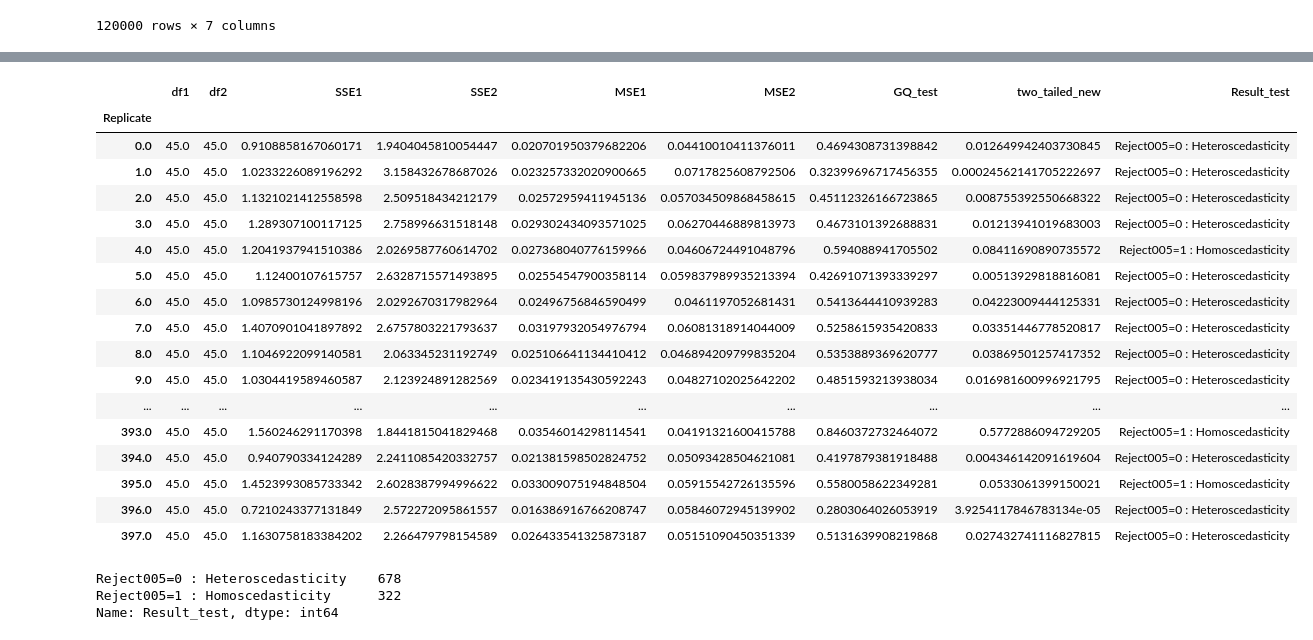
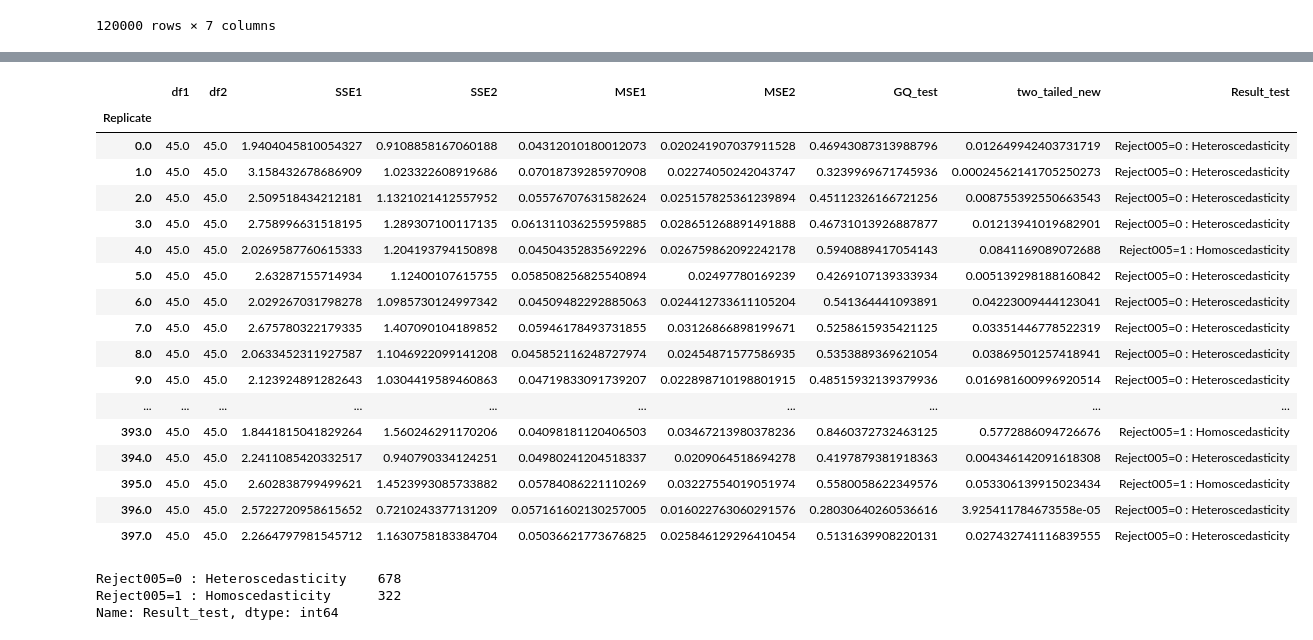
Before and after one commit to iam-fern/Generate_multiplication, a Jupyter notebook: GQtest_data_multi_delta_(_0_8)_n120_05.ipynb, the cells around one changed output, grey strips where cells are left out. Drawn from its saved outputs; the diff is of its cells as text; code cells hidden in the pictures.

```diff
--- a/GQtest_data_multi_delta_(_0_8)_n120_05.ipynb
+++ b/GQtest_data_multi_delta_(_0_8)_n120_05.ipynb
@@ -142,7 +176,6 @@ def get_result(run_replicate, percent_data):
     new_table_sort = new_table.sort_values('x2')
     new_table_sort.reset_index(inplace=True)
     new_table_sort.drop(['index'], axis=1, inplace=True)
-
 
     # แบ่งข้อมูลกลุ่มที่ 1
     table1 = new_table_sort.iloc[:int(percent_data*new_table_sort.shape[0]) , :]
@@ -156,8 +189,7 @@ def get_result(run_replicate, percent_data):
     # หาค่า df กลุ่ม 1
     DF1 = model1.df_resid + 1
     SSE1 = model1.ssr
-    MSE1 = model1.mse_resid
-
+    MSE1 = SSE1/DF1
 
     # แบ่งข้อมูลกลุ่มที่ 2
     table2 = new_table_sort.iloc[int((1-percent_data)*new_table_sort.shape[0]): , :]
@@ -171,23 +203,21 @@ def get_result(run_replicate, percent_data):
     # หาค่า df กลุ่ม 2
     DF2 = model2.df_resid + 1
     SSE2 = model2.ssr
-    MSE2 = model2.mse_resid
+    MSE2 = SSE2/DF2
 
     # ค่าสถิติทดสอบ
     GQ_test = (SSE2/DF2) / (SSE1/DF1)
-
 
     df2 = DF2
     df1 = DF1
 
     # คำนวณค่า p-value
-    # sf(x, dfn, dfd, loc=0, scale=1) : Survival function (also defined as 1 - cdf, but sf is sometimes more accurate)
+    # pdf(x, dfn, dfd, loc=0, scale=1) : Probability density function
     two_tailed = 2.0*(1.0-(ss.f.cdf(GQ_test, df2, df1)))
+    p_greater = ss.f.cdf(GQ_test, df2, df1)
+    p_less = 1.0-ss.f.cdf(GQ_test, df2, df1)
 
-    # pdf(x, dfn, dfd, loc=0, scale=1) : Probability density function
-    p_greater = ss.f.cdf(GQ_test, df2, df1)
-
-    return df2, df1, SSE2, SSE1, MSE2, MSE1, GQ_test, two_tailed, p_greater
+    return df1, df2, SSE1, SSE2, MSE1, MSE2, GQ_test, two_tailed, p_greater, p_less
 
 # สร้าง list ของ replicates
 list_replicate=list({i[0] for i in table.index})
@@ -203,13 +233,14 @@ list_MSE2=[]
 list_GQ_test=[]
 list_two_tailed=[]
 list_p_greater=[]
+list_p_less=[]
 
 # กำหนด % การแบ่งข้อมูล
 percent_data=0.4
 
 # ใช้ for loop สำหรับการ run ทุก replicates
 for run_replicate in list_replicate:
-    df1, df2, SSE1, SSE2, MSE1, MSE2, GQ_test, two_tailed, p_greater=get_result(run_replicate, percent_data)
+    df1, df2, SSE1, SSE2, MSE1, MSE2, GQ_test, two_tailed, p_greater, p_less=get_result(run_replicate, percent_data)
     list_df1.append(df1)
     list_SSE1.append(SSE1)
     list_df2.append(df2)
@@ -219,6 +250,7 @@ for run_replicate in list_replicate:
     list_GQ_test.append(GQ_test)
     list_two_tailed.append(two_tailed)
     list_p_greater.append(p_greater)
+    list_p_less.append(p_less)
 # %%
 # สร้างตารางผลลัพธ์
 alpha = 0.05
@@ -254,39 +286,41 @@ result.astype(str)
 # %%
 # สร้างตารางผลลัพธ์
 alpha = 0.05
 pd.set_option('display.max_rows', 1000)
 pd.set_option('display.max_columns', 1000)
 pd.set_option('display.width', 1000)
 result=pd.DataFrame({"Replicate":list_replicate, "df1":list_df1, "df2":list_df2, "SSE1":list_SSE1,
                      "SSE2":list_SSE2, "MSE1":list_MSE1, "MSE2":list_MSE2,
-                     "GQ_test":list_GQ_test, "two_tailed":list_two_tailed, "greater":list_p_greater})
+                     "GQ_test":list_GQ_test, "two_tailed":list_two_tailed, "greater":list_p_greater, "less":list_p_less})
 result.set_index(['Replicate'], inplace=True)
 
-result['two_tailed_new']=result[["two_tailed","greater"]].apply(lambda value: value[0] if value[0]<0.5 else 2*value[1], axis=1)
+result['two_tailed_new']=result[["two_tailed","greater","less"]].apply(lambda value: value[0] if value[0]<0.5 else (2*value[1] if value[1]<0.5 else 2*value[2]) , axis=1)
 result["Result_test"]=result["two_tailed_new"].apply(lambda p_value: 'Reject005=0 : Heteroscedasticity'
                                                                   if p_value < alpha else 'Reject005=1 : Homoscedasticity')
 #two_tailed_new_show=two_tailed_new.drop(columns="greater")
-result_show=result.drop(columns=["two_tailed", "greater"])
+result_show=result.drop(columns=["two_tailed", "greater", "less"])
 result_show.astype(str)
+
+#result.astype(str)
 # %% [output]
 |  | df1 | df2 | SSE1 | SSE2 | MSE1 | MSE2 | GQ_test | two_tailed_new | Result_test |
 | Replicate |  |  |  |  |  |  |  |  |  |
-| 0.0 | 45.0 | 45.0 | 0.9108858167060171 | 1.9404045810054447 | 0.020701950379682206 | 0.04410010411376011 | 0.4694308731398842 | 0.012649942403730845 | Reject005=0 : Heteroscedasticity |
-| 1.0 | 45.0 | 45.0 | 1.0233226089196292 | 3.158432678687026 | 0.023257332020900665 | 0.0717825608792506 | 0.32399696717456355 | 0.00024562141705222697 | Reject005=0 : Heteroscedasticity |
-| 2.0 | 45.0 | 45.0 | 1.1321021412558598 | 2.509518434212179 | 0.02572959411945136 | 0.057034509868458615 | 0.45112326166723865 | 0.008755392550668322 | Reject005=0 : Heteroscedasticity |
-| 3.0 | 45.0 | 45.0 | 1.289307100117125 | 2.758996631518148 | 0.029302434093571025 | 0.06270446889813973 | 0.4673101392688831 | 0.01213941019683003 | Reject005=0 : Heteroscedasticity |
-| 4.0 | 45.0 | 45.0 | 1.2041937941510386 | 2.0269587760614702 | 0.027368040776159966 | 0.04606724491048796 | 0.594088941705502 | 0.08411690890735572 | Reject005=1 : Homoscedasticity |
-| 5.0 | 45.0 | 45.0 | 1.12400107615757 | 2.6328715571493895 | 0.02554547900358114 | 0.059837989935213394 | 0.42691071393339297 | 0.00513929818816081 | Reject005=0 : Heteroscedasticity |
-| 6.0 | 45.0 | 45.0 | 1.0985730124998196 | 2.0292670317982964 | 0.02496756846590499 | 0.0461197052681431 | 0.5413644410939283 | 0.04223009444125331 | Reject005=0 : Heteroscedasticity |
-| 7.0 | 45.0 | 45.0 | 1.4070901041897892 | 2.6757803221793637 | 0.03197932054976794 | 0.06081318914044009 | 0.5258615935420833 | 0.03351446778520817 | Reject005=0 : Heteroscedasticity |
-| 8.0 | 45.0 | 45.0 | 1.1046922099140581 | 2.063345231192749 | 0.025106641134410412 | 0.046894209799835204 | 0.5353889369620777 | 0.03869501257417352 | Reject005=0 : Heteroscedasticity |
-| 9.0 | 45.0 | 45.0 | 1.0304419589460587 | 2.123924891282569 | 0.023419135430592243 | 0.04827102025642202 | 0.4851593213938034 | 0.016981600996921795 | Reject005=0 : Heteroscedasticity |
+| 0.0 | 45.0 | 45.0 | 1.9404045810054327 | 0.9108858167060188 | 0.04312010180012073 | 0.020241907037911528 | 0.46943087313988796 | 0.012649942403731719 | Reject005=0 : Heteroscedasticity |
+| 1.0 | 45.0 | 45.0 | 3.158432678686909 | 1.023322608919686 | 0.07018739285970908 | 0.02274050242043747 | 0.3239969671745936 | 0.00024562141705250273 | Reject005=0 : Heteroscedasticity |
+| 2.0 | 45.0 | 45.0 | 2.509518434212181 | 1.1321021412557952 | 0.05576707631582624 | 0.025157825361239894 | 0.45112326166721256 | 0.008755392550663543 | Reject005=0 : Heteroscedasticity |
+| 3.0 | 45.0 | 45.0 | 2.758996631518195 | 1.289307100117135 | 0.061311036255959885 | 0.028651268891491888 | 0.46731013926887877 | 0.01213941019682901 | Reject005=0 : Heteroscedasticity |
+| 4.0 | 45.0 | 45.0 | 2.0269587760615333 | 1.204193794150898 | 0.04504352835692296 | 0.026759862092242178 | 0.5940889417054143 | 0.0841169089072688 | Reject005=1 : Homoscedasticity |
+| 5.0 | 45.0 | 45.0 | 2.63287155714934 | 1.12400107615755 | 0.058508256825540894 | 0.02497780169239 | 0.4269107139333934 | 0.005139298188160842 | Reject005=0 : Heteroscedasticity |
+| 6.0 | 45.0 | 45.0 | 2.029267031798278 | 1.0985730124997342 | 0.04509482292885063 | 0.024412733611105204 | 0.541364441093891 | 0.04223009444123041 | Reject005=0 : Heteroscedasticity |
+| 7.0 | 45.0 | 45.0 | 2.675780322179335 | 1.407090104189852 | 0.05946178493731855 | 0.03126866898199671 | 0.5258615935421125 | 0.03351446778522319 | Reject005=0 : Heteroscedasticity |
+| 8.0 | 45.0 | 45.0 | 2.0633452311927587 | 1.1046922099141208 | 0.045852116248727974 | 0.02454871577586935 | 0.5353889369621054 | 0.03869501257418941 | Reject005=0 : Heteroscedasticity |
+| 9.0 | 45.0 | 45.0 | 2.123924891282643 | 1.0304419589460863 | 0.04719833091739207 | 0.022898710198801915 | 0.48515932139379936 | 0.016981600996920514 | Reject005=0 : Heteroscedasticity |
 | ... | ... | ... | ... | ... | ... | ... | ... | ... | ... |
-| 393.0 | 45.0 | 45.0 | 1.560246291170398 | 1.8441815041829468 | 0.03546014298114541 | 0.04191321600415788 | 0.8460372732464072 | 0.5772886094729205 | Reject005=1 : Homoscedasticity |
-| 394.0 | 45.0 | 45.0 | 0.940790334124289 | 2.2411085420332757 | 0.021381598502824752 | 0.05093428504621081 | 0.4197879381918488 | 0.004346142091619604 | Reject005=0 : Heteroscedasticity |
-| 395.0 | 45.0 | 45.0 | 1.4523993085733342 | 2.6028387994996622 | 0.033009075194848504 | 0.05915542726135596 | 0.5580058622349281 | 0.0533061399150021 | Reject005=1 : Homoscedasticity |
-| 396.0 | 45.0 | 45.0 | 0.7210243377131849 | 2.572272095861557 | 0.016386916766208747 | 0.05846072945139902 | 0.2803064026053919 | 3.9254117846783134e-05 | Reject005=0 : Heteroscedasticity |
-| 397.0 | 45.0 | 45.0 | 1.1630758183384202 | 2.266479798154589 | 0.026433541325873187 | 0.05151090450351339 | 0.5131639908219868 | 0.027432741116827815 | Reject005=0 : Heteroscedasticity |
+| 393.0 | 45.0 | 45.0 | 1.8441815041829264 | 1.560246291170206 | 0.04098181120406503 | 0.03467213980378236 | 0.8460372732463125 | 0.5772886094726676 | Reject005=1 : Homoscedasticity |
+| 394.0 | 45.0 | 45.0 | 2.2411085420332517 | 0.940790334124251 | 0.04980241204518337 | 0.0209064518694278 | 0.4197879381918363 | 0.004346142091618308 | Reject005=0 : Heteroscedasticity |
+| 395.0 | 45.0 | 45.0 | 2.602838799499621 | 1.4523993085733882 | 0.05784086221110269 | 0.03227554019051974 | 0.5580058622349576 | 0.053306139915023434 | Reject005=1 : Homoscedasticity |
+| 396.0 | 45.0 | 45.0 | 2.5722720958615652 | 0.7210243377131209 | 0.057161602130257005 | 0.016022763060291576 | 0.28030640260536616 | 3.925411784673558e-05 | Reject005=0 : Heteroscedasticity |
+| 397.0 | 45.0 | 45.0 | 2.2664797981545712 | 1.1630758183384704 | 0.05036621773676825 | 0.025846129296410454 | 0.5131639908220131 | 0.027432741116839555 | Reject005=0 : Heteroscedasticity |
 # %%
 result_show['Result_test'].value_counts()
 # %% [output]
```
Also changed, not shown: parts of 3 cells of this notebook.
